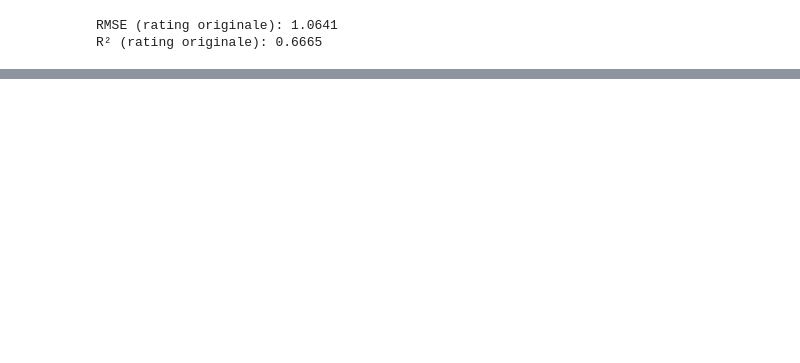
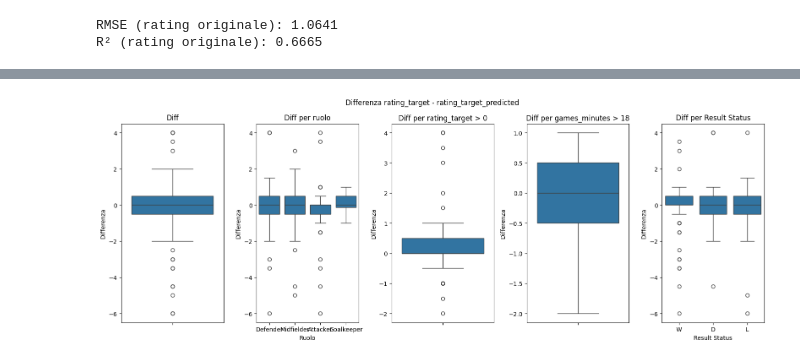
Before and after one commit to FrankMaverick/fantacalcio-rating-optimizer, a Jupyter notebook: 04_solution.ipynb, the cells around one changed output, grey strips where cells are left out. Cells and saved outputs as stored; diff of their text form; code cells hidden in the pictures; blank space fills up the shorter version.

```diff
--- a/04_solution.ipynb
+++ b/04_solution.ipynb
@@ -266,12 +271,9 @@ RMSE: 1.0456, R²: 0.6780
 # %%
 # 1. Inverso dello scaling per 'rating_target' su y_test e y_pred
-y_test_original = scaler.inverse_transform(
-    np.concatenate([np.zeros((y_test.shape[0], len(numerical_columns) - 1)), y_test.values.reshape(-1, 1)], axis=1)
-)[:, -1]
+y_test_original = target_scaler.inverse_transform(y_test.values.reshape(-1, 1)).flatten()
 
-y_pred_original = scaler.inverse_transform(
-    np.concatenate([np.zeros((y_pred.shape[0], len(numerical_columns) - 1)), y_pred.reshape(-1, 1)], axis=1)
-)[:, -1]
+
+y_pred_original = target_scaler.inverse_transform(y_pred.reshape(-1, 1)).flatten()
 
 # 2. Arrotondamento al mezzo punto più vicino per i valori predetti
 y_pred_rounded = np.round(y_pred_original * 2) / 2
@@ -318,0 +344,58 @@ X_test_filtered.to_csv('./out/rating_predictions.csv', index=False)
+# %%
+df = X_test_filtered.copy()
+
+# differenza tra rating target e rating_target_predicted
+df['rating_diff'] = df['rating_target'] - df['rating_target_predicted']
+
+# Stats di base sulla differenza tra rating e rating target
+diff_overall = df['rating_diff'].describe()
+
+# 2. Statistiche di base sulla differenza, raggruppata per ruolo (position)
+diff_by_position = df.groupby('position')['rating_diff'].describe()
+
+# 3. Filtrare righe con rating_target > 0
+filtered_df = df[(df['rating_target'] > 0)]
+diff_filtered = filtered_df['rating_diff'].describe()
+
+# Impostazioni per i grafici
+plt.figure(figsize=(16, 6))
+plt.suptitle("Differenza rating_target - rating_target_predicted")
+
+# 1. Boxplot della differenza complessiva tra rating_target e rating
+plt.subplot(1, 5, 1)
+sns.boxplot(y=df['rating_diff'])
+plt.title('Diff')
+plt.ylabel('Differenza')
+
+# 2. Boxplot della differenza per ruolo (position)
+plt.subplot(1, 5, 2)
+sns.boxplot(x=df['position'], y=df['rating_diff'])
+plt.title('Diff per ruolo')
+plt.xlabel('Ruolo')
+plt.ylabel('Differenza')
+
+# 3. Boxplot delle righe filtrate con rating_target > 0
+filtered_df = df[df['rating_target'] > 0]
+plt.subplot(1, 5, 3)
+sns.boxplot(y=filtered_df['rating_diff'])
+plt.title('Diff per rating_target > 0')
+plt.ylabel('Differenza')
+
+# 3. Boxplot delle righe filtrate con rating_target > 0
+filtered_df = df[df['games_minutes'] > 18]
+plt.subplot(1, 5, 4)
+sns.boxplot(y=filtered_df['rating_diff'])
+plt.title('Diff per games_minutes > 18')
+plt.ylabel('Differenza')
+
+# 4. Boxplot della differenza rispetto a result_status
+plt.subplot(1, 5, 5)
+sns.boxplot(x=df['result_status'], y=df['rating_diff'])
+plt.title('Diff per Result Status')
+plt.xlabel('Result Status')
+plt.ylabel('Differenza')
+
+plt.tight_layout()
+plt.show()
+# %% [output]
+[figure, added]
```
Also changed, not shown: parts of 15 cells of this notebook, 3 other files.
